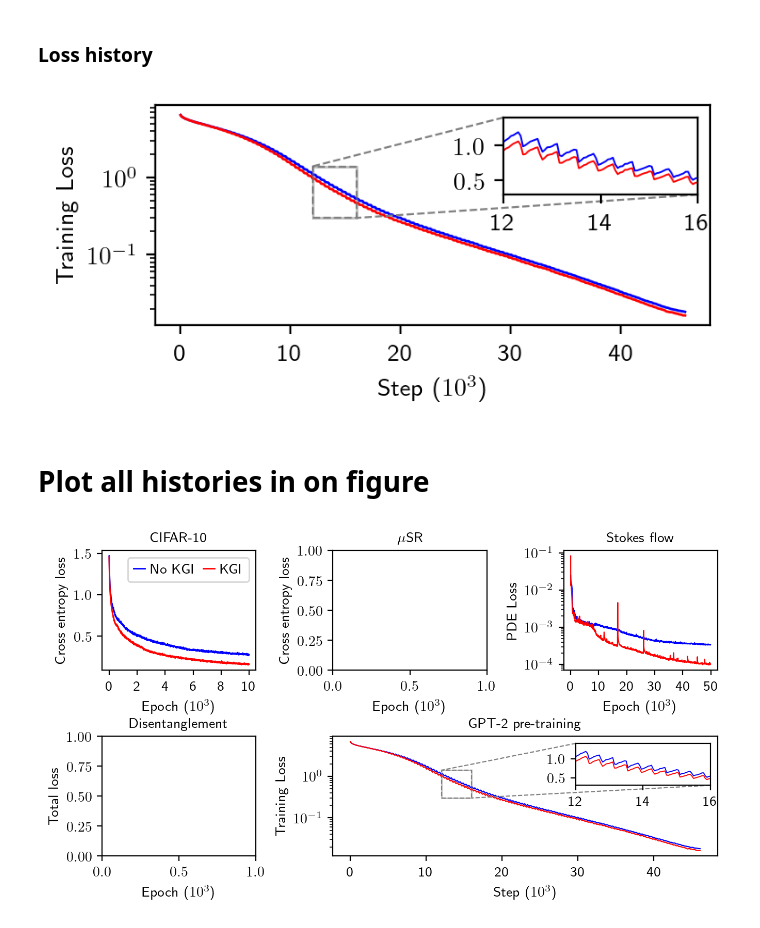
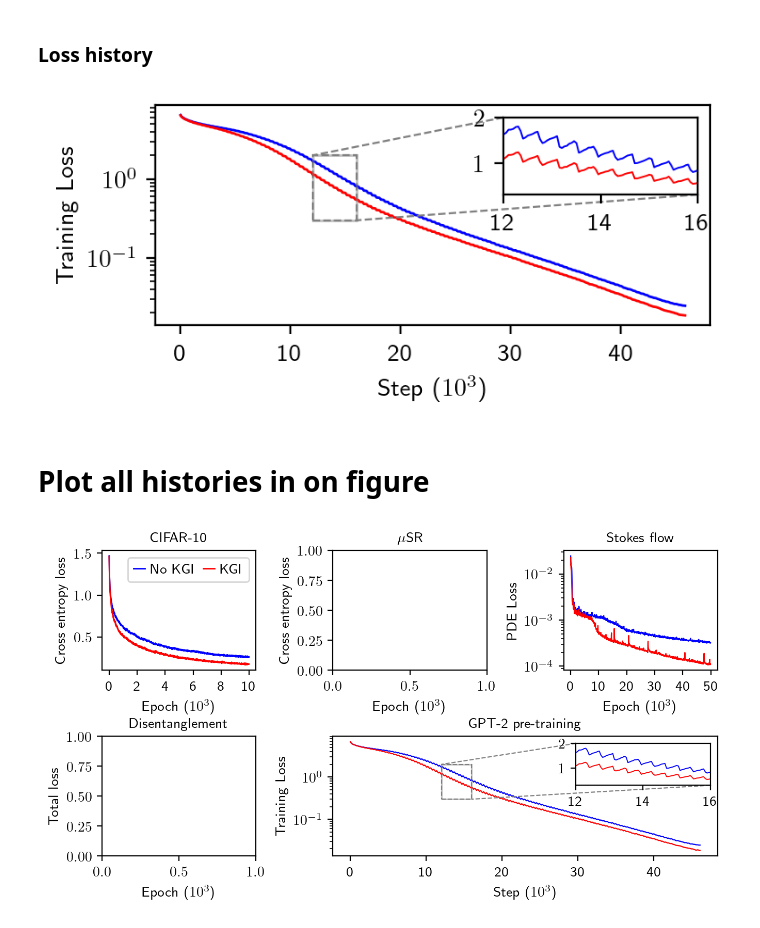
Before and after one commit to kuangdai/mlp_kgi, a Jupyter notebook: 07_gpt2.ipynb, the cells around one changed output. Cells and saved outputs as stored; diff of their text form; code cells hidden in the pictures.

```diff
--- a/07_gpt2.ipynb
+++ b/07_gpt2.ipynb
@@ -106,32 +106,32 @@ GPT-2 & $1.75\!\pm\!0.13$ & $1.38\!\pm\!0.19$ & $0.15\!\pm\!0.00$ & $0.14\!\pm\!
 # %%
 def moving_ave(series, window_size):
     """ Moving average to smooth the loss history a little bit """
     return np.convolve(series, np.ones(window_size) / window_size, mode='valid')
 
 
 _, ax = plt.subplots(figsize=(10 / 2.5, 4 / 2.5), dpi=200)
-seed_ = 0
+seed_ = 2
 hist_def = read_history(out_dir / f"{seed_}_{False}" / "trainer_state.json")[:, 1]
 hist_kgi = read_history(out_dir / f"{seed_}_{True}" / "trainer_state.json")[:, 1]
 ax.plot(np.arange(0, 46350 // 50 - 9), moving_ave(hist_def, 10), label="No KGI", lw=1, c='b')
 ax.plot(np.arange(0, 46350 // 50 - 9), moving_ave(hist_kgi, 10), label="KGI", lw=1, c='r')
 ticks = np.array([0, 200, 400, 600, 800])
 ax.set_xticks(ticks, ticks * 50 // 1000)
 ax.set_ylabel("Training Loss")
 ax.set_xlabel("Step ($10^3$)")
 ax.set_yscale("log")
 
 axins = inset_axes(ax, width="35%", height="35%", loc='upper right')
 axins.plot(np.arange(0, 46350 // 50), moving_ave(hist_def, 1), lw=.7, c='b')
 axins.plot(np.arange(0, 46350 // 50), moving_ave(hist_kgi, 1), lw=.7, c='r')
 axins.set_xlim(250, 300)
-axins.set_ylim(.3, 1.4)
+axins.set_ylim(.3, 2)
 axins.set_xticks([240, 280, 320], [12, 14, 16])
 mark_inset(ax, axins, loc1=2, loc2=4, fc="none", ec="0.5", lw=.8, zorder=-1, ls="--")
 ax.indicate_inset_zoom(axins)
 plt.show()
 # %% [output]
-[figure, old version]
+[figure, new version]
 # %% [markdown]
 # Plot all histories in on figure
 # %%
@@ -145,7 +145,7 @@ ax5 = fig.add_subplot(gs[1, 1:])
 plt.subplots_adjust(wspace=0.5, hspace=0.55)
 
 # CIFAR-10
-seed_ = 0
+seed_ = 2
 ax = ax1
 out_dir = Path("results/cifar10_paper")
 hist_def = np.loadtxt(out_dir / f"{seed_}_{False}")
@@ -202,7 +202,7 @@ axins = inset_axes(ax, width="35%", height="35%", loc='upper right')
 axins.plot(np.arange(0, 46350 // 50), moving_ave(hist_def, 1), lw=.7, c='b')
 axins.plot(np.arange(0, 46350 // 50), moving_ave(hist_kgi, 1), lw=.7, c='r')
 axins.set_xlim(250, 300)
-axins.set_ylim(.3, 1.4)
+axins.set_ylim(.3, 2)
 axins.set_xticks([240, 280, 320], [12, 14, 16])
 mark_inset(ax, axins, loc1=2, loc2=4, fc="none", ec="0.5", lw=.8, zorder=-1, ls="--")
 ax.indicate_inset_zoom(axins)
@@ -212,4 +212,4 @@ ax.set_title("GPT-2 pre-training", fontsize=10)
 plt.savefig("figs/hists.pdf", bbox_inches='tight', pad_inches=0.01)
 plt.show()
 # %% [output]
-[figure, old version]
+[figure, new version]
```
Also changed, not shown: parts of 1 cell of this notebook, 9 other files.
